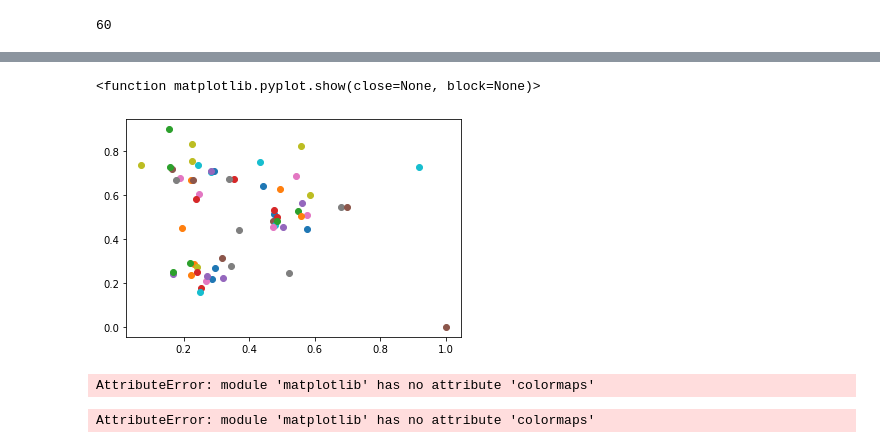
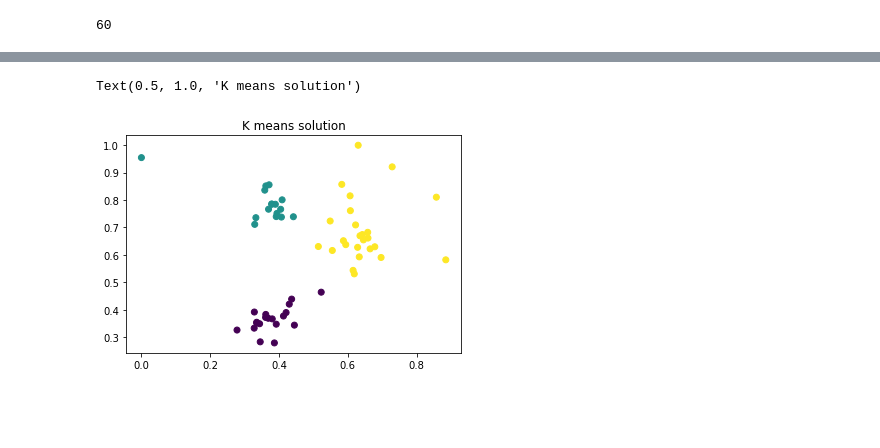
Before and after one commit to PolGonzalez/Kclusters, a Jupyter notebook: 2D_Dataset_Generator.ipynb, the cells around one changed output, grey strips where cells are left out. Saved outputs shown, nothing was run; the diff lists cells and outputs as text; code cells hidden in the pictures; blank space fills up the shorter version.

```diff
--- a/2D_Dataset_Generator.ipynb
+++ b/2D_Dataset_Generator.ipynb
@@ -85,13 +85,6 @@ for i in range(m):
 output.write(';')
 output.write('\n')
 output.close()
-# %%
-for point in points:
-    plt.scatter(point[0], point[1])
-plt.show
-# %% [output]
-<function matplotlib.pyplot.show(close=None, block=None)>
-[figure, removed]
 # %%
 solution_input = open("solution_matrix.txt", "r")
 sol = [0 for _ in range(m)]
@@ -103,29 +96,8 @@ for i,line in enumerate(solution_input.readlines()):
                 if not (j - 1) in clusters: clusters.append(j - 1)
                 sol[i - 2] = clusters.index(j - 1)
 # %%
-
-color_map = mpl.colormaps['tab20']
-
-for i,point in enumerate(points):
-        plt.scatter(point[0], point[1], color = color_map(sol[i]+1/k))
+plt.scatter(points[:, 0], points[:, 1], c=sol)
+plt.title("K means solution")
 # %% [output]
-AttributeError: module 'matplotlib' has no attribute 'colormaps'
+Text(0.5, 1.0, 'K means solution')
+[figure, added]
-# %%
-colors = np.linspace(0, 255, k)
-
-color_map = mpl.colormaps['tab20']
-
-for cluster, color in zip(classification.keys(), colors):
-    current_index_point = 0
-    for point in points:
-        if (current_index_point in classification[cluster]):
-            plt.scatter(point[0], point[1], color=color_map(cluster/list(classification.keys())[-1])
-                        , label=f'Cluster {cluster}')
-        current_index_point = current_index_point + 1
-
-plt.xlabel('Column Index')
-plt.ylabel('Cluster')
-plt.title('Cluster Plot')
-plt.show()
-# %% [output]
-AttributeError: module 'matplotlib' has no attribute 'colormaps'
```
Also changed, not shown: parts of 3 cells of this notebook, 3 other files.
